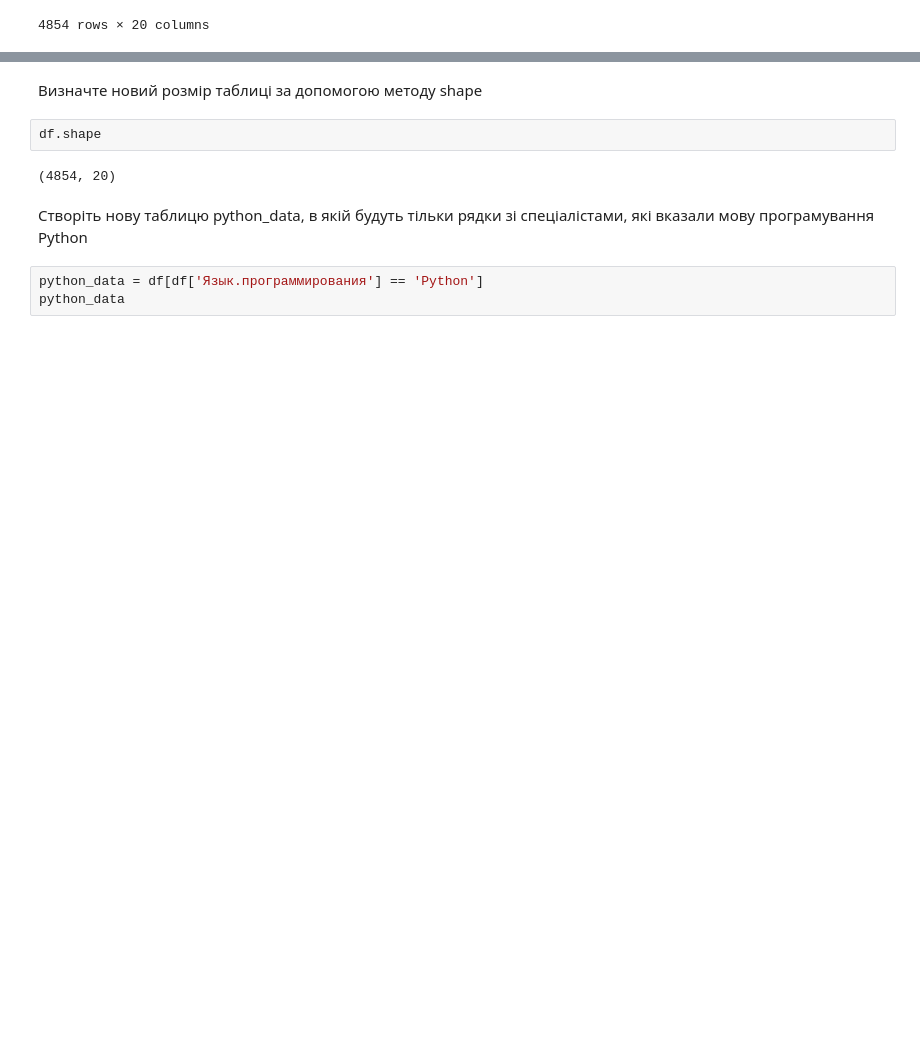
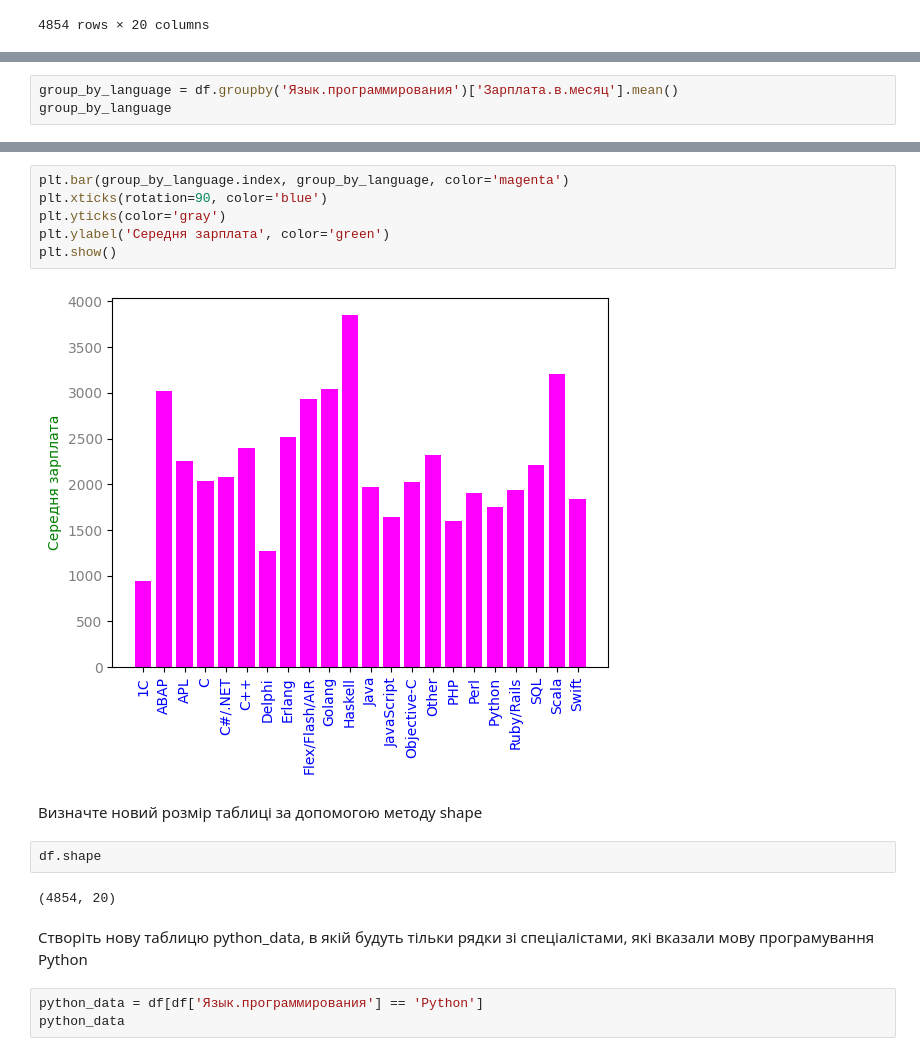
Before and after one commit to alex-kondr/Data_Science_HW_2, a Jupyter notebook: HW_2_2.ipynb, the cells around one changed output, grey strips where cells are left out. Drawn from its saved outputs; the diff is of its cells as text; blank space fills up the shorter version.

```diff
--- a/HW_2_2.ipynb
+++ b/HW_2_2.ipynb
@@ -131,0 +168,3 @@ df
+# %%
+group_by_language = df.groupby('Язык.программирования')['Зарплата.в.месяц'].mean()
+group_by_language
@@ -132,3 +189,11 @@ df
+# %%
+plt.bar(group_by_language.index, group_by_language, color='magenta')
+plt.xticks(rotation=90, color='blue')
+plt.yticks(color='gray')
+plt.ylabel('Середня зарплата', color='green')
+plt.show()
+# %% [output]
+[figure, added]
 # %% [markdown]
 Визначте новий розмір таблиці за допомогою методу shape
 # %%
```
Also changed, not shown: parts of 7 cells of this notebook.
